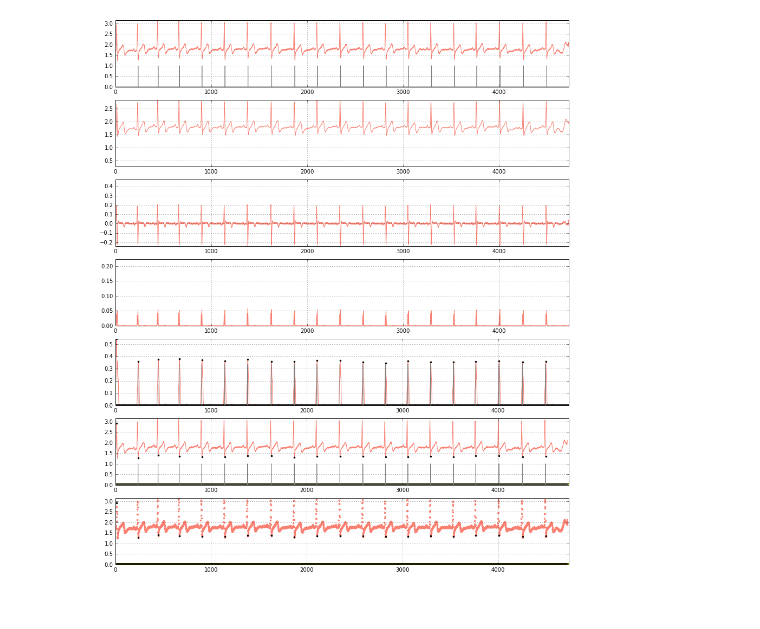
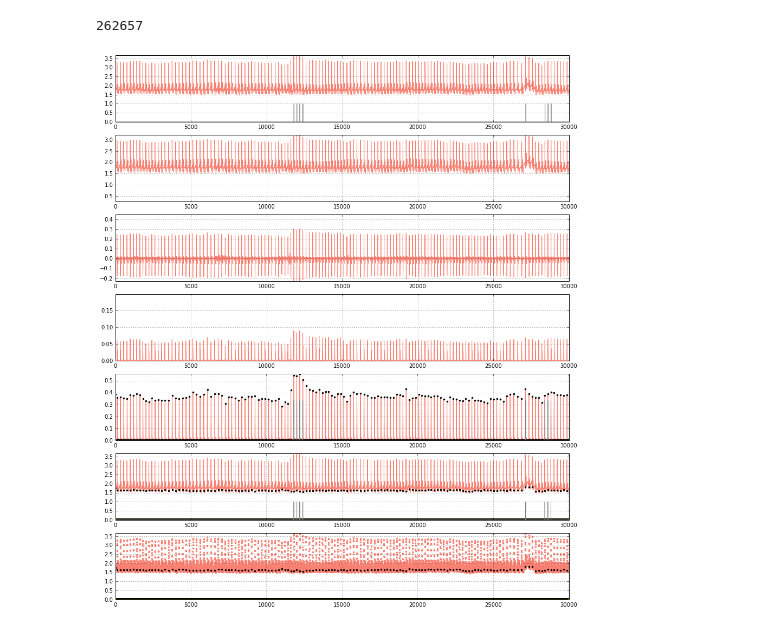
Before and after one commit to c-labpl/qrs_detector, a Jupyter notebook: qrs_detector_offline/QRSDetectorOfflineObject250Logs.ipynb, the cells around one changed output. Cells and saved outputs as stored; diff of their text form; code cells hidden in the pictures.

```diff
--- a/qrs_detector_offline/QRSDetectorOfflineObject250Logs.ipynb
+++ b/qrs_detector_offline/QRSDetectorOfflineObject250Logs.ipynb
@@ -86,12 +86,13 @@ class QRSDetector():
         """Loads and cleans data."""
         with open(self.file) as f:
             content = f.readlines()
-        content = content[2:]
+        print len(content)
+        content = content[70000:100000]
         for line in content:
 #             print line
             log = line.rstrip().split(' ')
-            self.raw_signal = np.append(self.raw_signal, float(log[1]))
-            self.logged_beats = np.append(self.logged_beats, float(log[2]))
+            self.raw_signal = np.append(self.raw_signal, float(log[2]))
+            self.logged_beats = np.append(self.logged_beats, float(log[3]))
 
     def process_data(self):
         """Process received data."""
@@ -187,16 +188,17 @@ class QRSDetector():
 # %%
 # qrs_detector = QRSDetector("logs250hz/QRS_log_2016_07_20_20_36_39.csv")
 # qrs_detector = QRSDetector("logs250hz/QRS_log_2016_07_20_20_53_23.csv")
 # qrs_detector = QRSDetector("logs250hz/QRS_log_2016_07_20_20_54_07.csv")
 
 # qrs_detector = QRSDetector("logs250hz/QRS_log_2016_07_20_22_00_08.csv")
 # qrs_detector = QRSDetector("logs250hz/QRS_log_2016_07_20_22_00_38.csv")
 
-qrs_detector = QRSDetector("logs250hz/QRS_log_2016_07_20_22_47_59.csv")
+qrs_detector = QRSDetector("bad/qrs_2016-06-08_09-49-00_333_datalog.txt")
 
 qrs_detector.load_data()
 qrs_detector.process_data()
 qrs_detector.threshold_peaks()
 qrs_detector.plot_everything()
 # %% [output]
+262657
-[figure, old version]
+[figure, new version]
```
Also changed, not shown: 5 other files.
